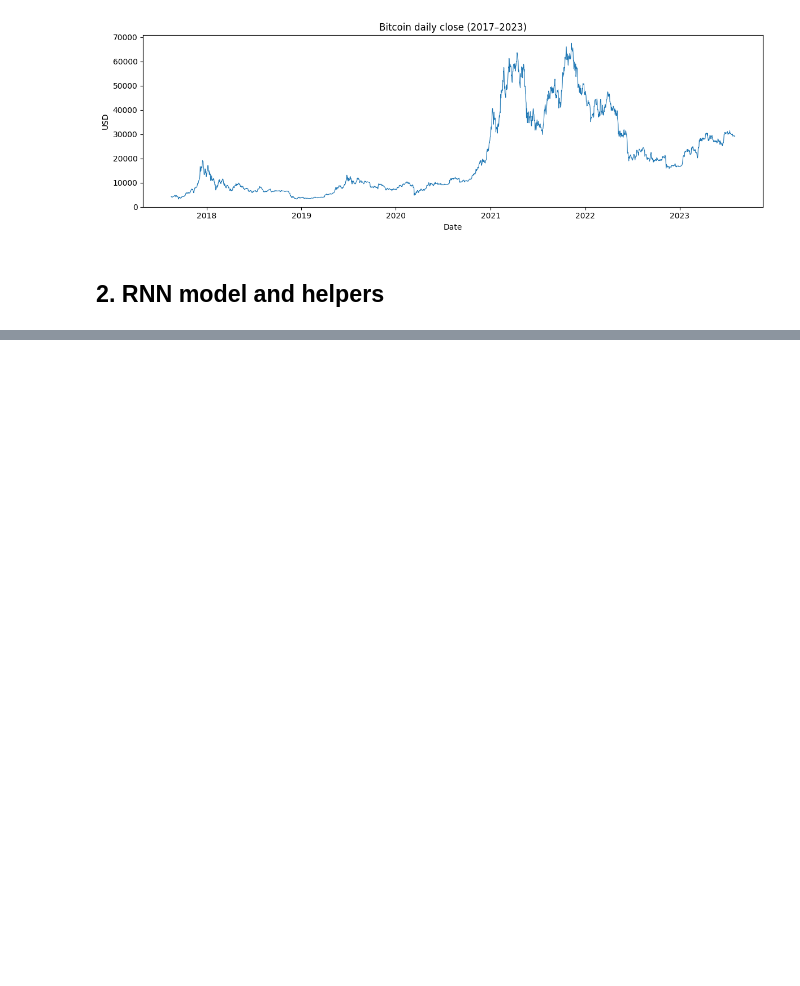
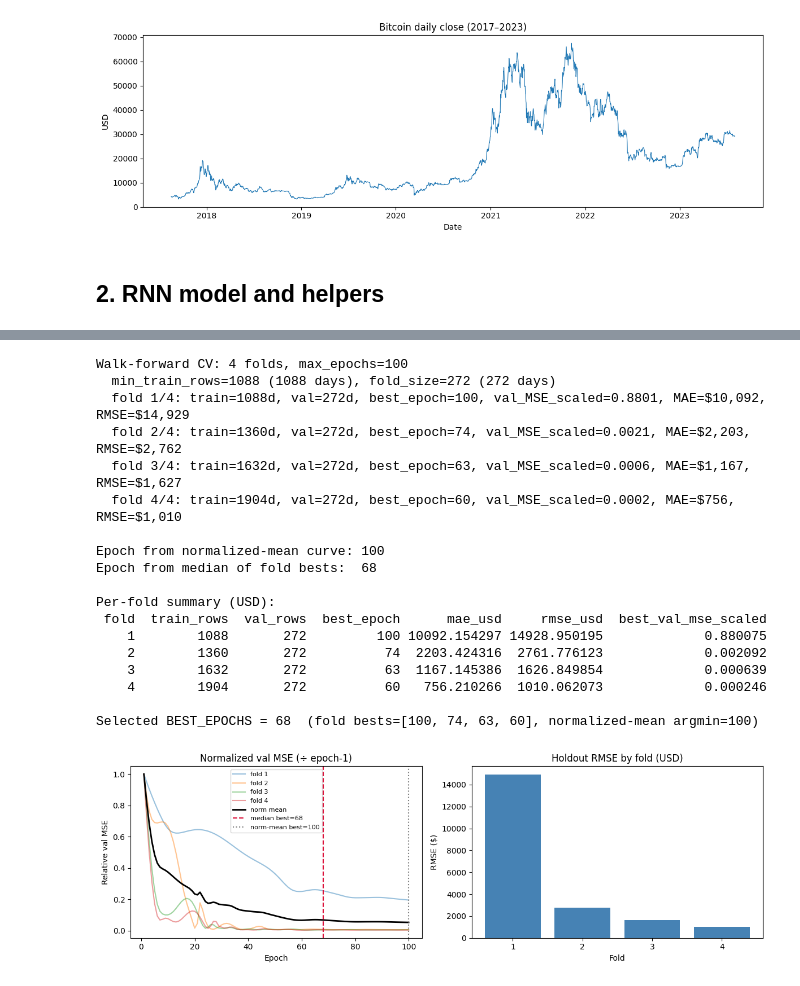
Before and after one commit to tomhait/infinitylabs, a Jupyter notebook: python/reccurent_networks/bitcoin_rnn.ipynb, the cells around one changed output, grey strips where cells are left out. Cells and saved outputs as stored; diff of their text form; code cells hidden in the pictures; blank space fills up the shorter version.

```diff
--- a/python/reccurent_networks/bitcoin_rnn.ipynb
+++ b/python/reccurent_networks/bitcoin_rnn.ipynb
@@ -141,0 +286,78 @@ Training uses **early stopping** on validation MSE (patience = 10), then **re-tr
+# %%
+SEQ_LEN = 30
+MAX_EPOCHS = 100
+N_SPLITS = 4
+
+(
+    BEST_EPOCHS,
+    norm_mean_curve,
+    fold_best_epochs,
+    fold_val_curves,
+    fold_norm_curves,
+    fold_stats,
+    epoch_from_norm_mean,
+) = time_series_cv_best_epoch(
+    daily.values,
+    seq_len=SEQ_LEN,
+    n_splits=N_SPLITS,
+    max_epochs=MAX_EPOCHS,
+    min_train_frac=0.5,
+)
+
+fold_stats_df = pd.DataFrame(fold_stats)
+print('\nPer-fold summary (USD):')
+print(
+    fold_stats_df[
+        ['fold', 'train_rows', 'val_rows', 'best_epoch', 'mae_usd', 'rmse_usd', 'best_val_mse_scaled']
+    ].to_string(index=False)
+)
+print(
+    f'\nSelected BEST_EPOCHS = {BEST_EPOCHS}  '
+    f'(fold bests={fold_best_epochs}, normalized-mean argmin={epoch_from_norm_mean})'
+)
+
+fig, axes = plt.subplots(1, 2, figsize=(12, 4))
+for i, curve in enumerate(fold_norm_curves):
+    axes[0].plot(range(1, len(curve) + 1), curve, alpha=0.45, label=f'fold {i + 1}')
+axes[0].plot(
+    range(1, len(norm_mean_curve) + 1),
+    norm_mean_curve,
+    color='black',
+    linewidth=2,
+    label='norm mean',
+)
+axes[0].axvline(BEST_EPOCHS, color='crimson', linestyle='--', label=f'median best={BEST_EPOCHS}')
+axes[0].axvline(
+    epoch_from_norm_mean, color='gray', linestyle=':', label=f'norm-mean best={epoch_from_norm_mean}'
+)
+axes[0].set_title('Normalized val MSE (÷ epoch-1)')
+axes[0].set_xlabel('Epoch')
+axes[0].set_ylabel('Relative val MSE')
+axes[0].legend(fontsize=8)
+
+axes[1].bar(fold_stats_df['fold'].astype(str), fold_stats_df['rmse_usd'], color='steelblue')
+axes[1].set_title('Holdout RMSE by fold (USD)')
+axes[1].set_xlabel('Fold')
+axes[1].set_ylabel('RMSE ($)')
+plt.tight_layout()
+plt.show()
+# %% [output]
+Walk-forward CV: 4 folds, max_epochs=100
+  min_train_rows=1088 (1088 days), fold_size=272 (272 days)
+  fold 1/4: train=1088d, val=272d, best_epoch=100, val_MSE_scaled=0.8801, MAE=$10,092, RMSE=$14,929
+  fold 2/4: train=1360d, val=272d, best_epoch=74, val_MSE_scaled=0.0021, MAE=$2,203, RMSE=$2,762
+  fold 3/4: train=1632d, val=272d, best_epoch=63, val_MSE_scaled=0.0006, MAE=$1,167, RMSE=$1,627
+  fold 4/4: train=1904d, val=272d, best_epoch=60, val_MSE_scaled=0.0002, MAE=$756, RMSE=$1,010
+
+Epoch from normalized-mean curve: 100
+Epoch from median of fold bests:  68
+
+Per-fold summary (USD):
+ fold  train_rows  val_rows  best_epoch      mae_usd     rmse_usd  best_val_mse_scaled
+    1        1088       272         100 10092.154297 14928.950195             0.880075
+    2        1360       272          74  2203.424316  2761.776123             0.002092
+    3        1632       272          63  1167.145386  1626.849854             0.000639
+    4        1904       272          60   756.210266  1010.062073             0.000246
+
+Selected BEST_EPOCHS = 68  (fold bests=[100, 74, 63, 60], normalized-mean argmin=100)
+[figure, added]
```
Also changed, not shown: parts of 13 cells of this notebook, 1 other file.
